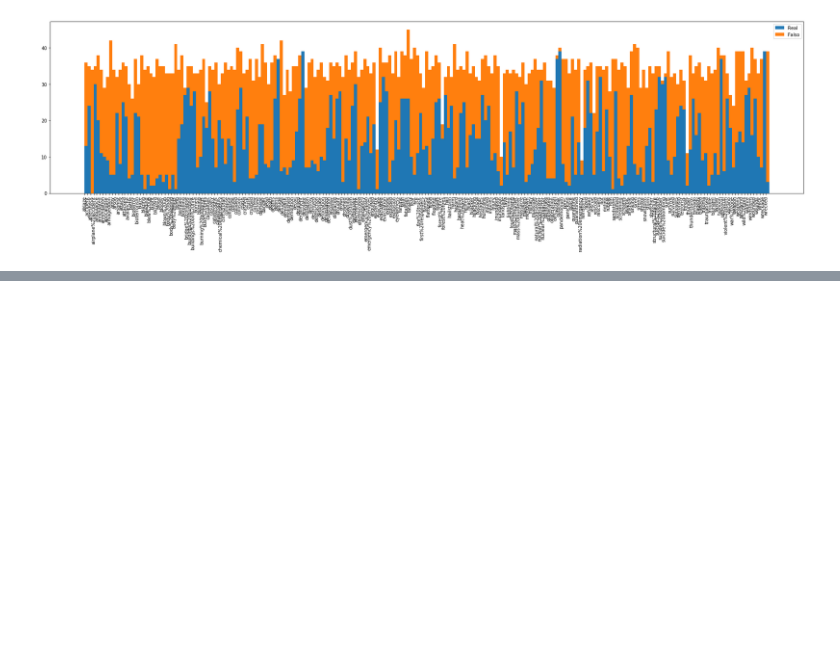
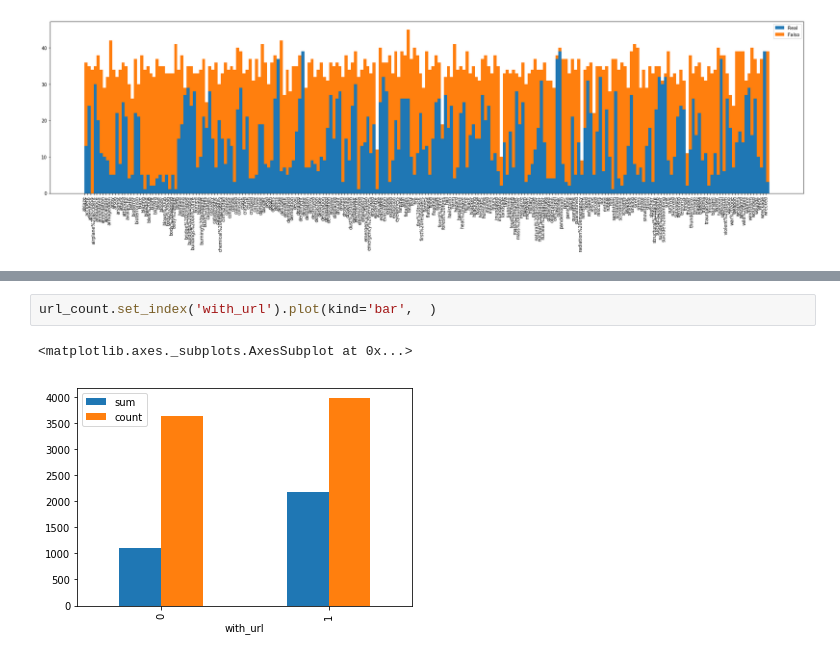
Before and after one commit to AgustinLeguizamon/datos_tp_1, a Jupyter notebook: TP1Martín.ipynb, the cells around one changed output, grey strips where cells are left out. Cells and saved outputs as stored; diff of their text form; blank space fills up the shorter version.

```diff
--- a/TP1Martín.ipynb
+++ b/TP1Martín.ipynb
@@ -234,0 +350,5 @@ df.
+# %%
+url_count.set_index('with_url').plot(kind='bar',  )
+# %% [output]
+<matplotlib.axes._subplots.AxesSubplot at 0x...>
+[figure, added]
```
Also changed, not shown: parts of 21 cells of this notebook.
